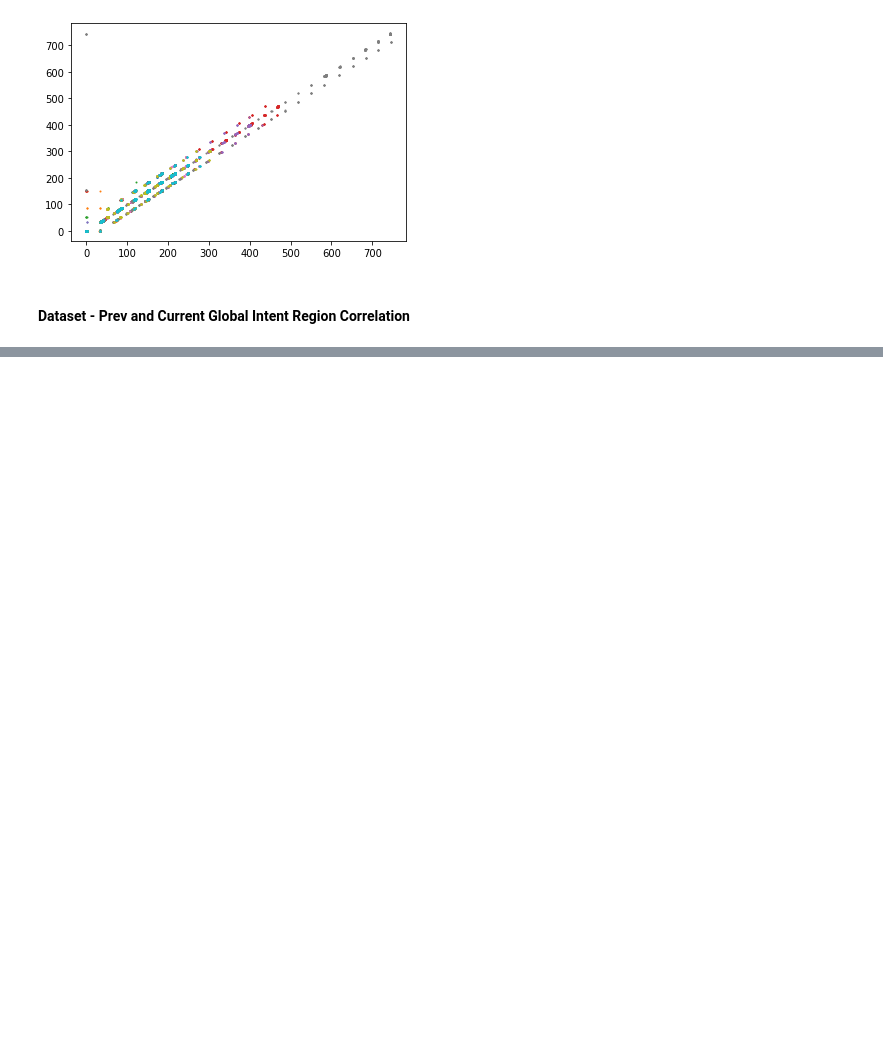
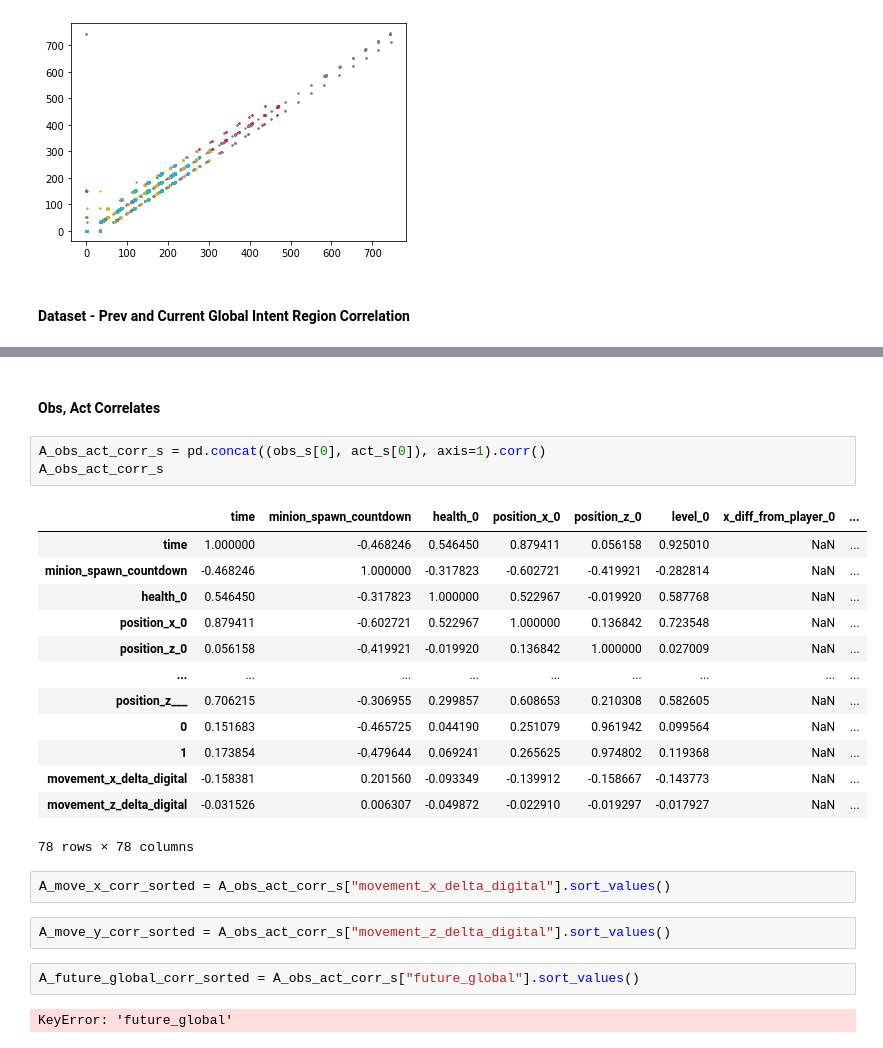
Before and after one commit to MiscellaneousStuff/tlol-ml, a Jupyter notebook: sanity_test.ipynb, the cells around one changed output, grey strips where cells are left out. Saved outputs shown, nothing was run; the diff lists cells and outputs as text; blank space fills up the shorter version.

```diff
--- a/sanity_test.ipynb
+++ b/sanity_test.ipynb
@@ -667,0 +751,27 @@ OBS_DIFF GLOBAL: 4
+# %% [markdown]
+#### Obs, Act Correlates
+# %%
+A_obs_act_corr_s = pd.concat((obs_s[0], act_s[0]), axis=1).corr()
+A_obs_act_corr_s
+# %% [output]
+|  | time | minion_spawn_countdown | health_0 | position_x_0 | position_z_0 | level_0 | x_diff_from_player_0 | ... |
+| time | 1.000000 | -0.468246 | 0.546450 | 0.879411 | 0.056158 | 0.925010 | NaN | ... |
+| minion_spawn_countdown | -0.468246 | 1.000000 | -0.317823 | -0.602721 | -0.419921 | -0.282814 | NaN | ... |
+| health_0 | 0.546450 | -0.317823 | 1.000000 | 0.522967 | -0.019920 | 0.587768 | NaN | ... |
+| position_x_0 | 0.879411 | -0.602721 | 0.522967 | 1.000000 | 0.136842 | 0.723548 | NaN | ... |
+| position_z_0 | 0.056158 | -0.419921 | -0.019920 | 0.136842 | 1.000000 | 0.027009 | NaN | ... |
+| ... | ... | ... | ... | ... | ... | ... | ... | ... |
+| position_z___ | 0.706215 | -0.306955 | 0.299857 | 0.608653 | 0.210308 | 0.582605 | NaN | ... |
+| 0 | 0.151683 | -0.465725 | 0.044190 | 0.251079 | 0.961942 | 0.099564 | NaN | ... |
+| 1 | 0.173854 | -0.479644 | 0.069241 | 0.265625 | 0.974802 | 0.119368 | NaN | ... |
+| movement_x_delta_digital | -0.158381 | 0.201560 | -0.093349 | -0.139912 | -0.158667 | -0.143773 | NaN | ... |
+| movement_z_delta_digital | -0.031526 | 0.006307 | -0.049872 | -0.022910 | -0.019297 | -0.017927 | NaN | ... |
+78 rows × 78 columns
+# %%
+A_move_x_corr_sorted = A_obs_act_corr_s["movement_x_delta_digital"].sort_values()
+# %%
+A_move_y_corr_sorted = A_obs_act_corr_s["movement_z_delta_digital"].sort_values()
+# %%
+A_future_global_corr_sorted = A_obs_act_corr_s["future_global"].sort_values()
+# %% [output]
+KeyError: 'future_global'
```
Also changed, not shown: parts of 11 cells of this notebook, 3 other files.
